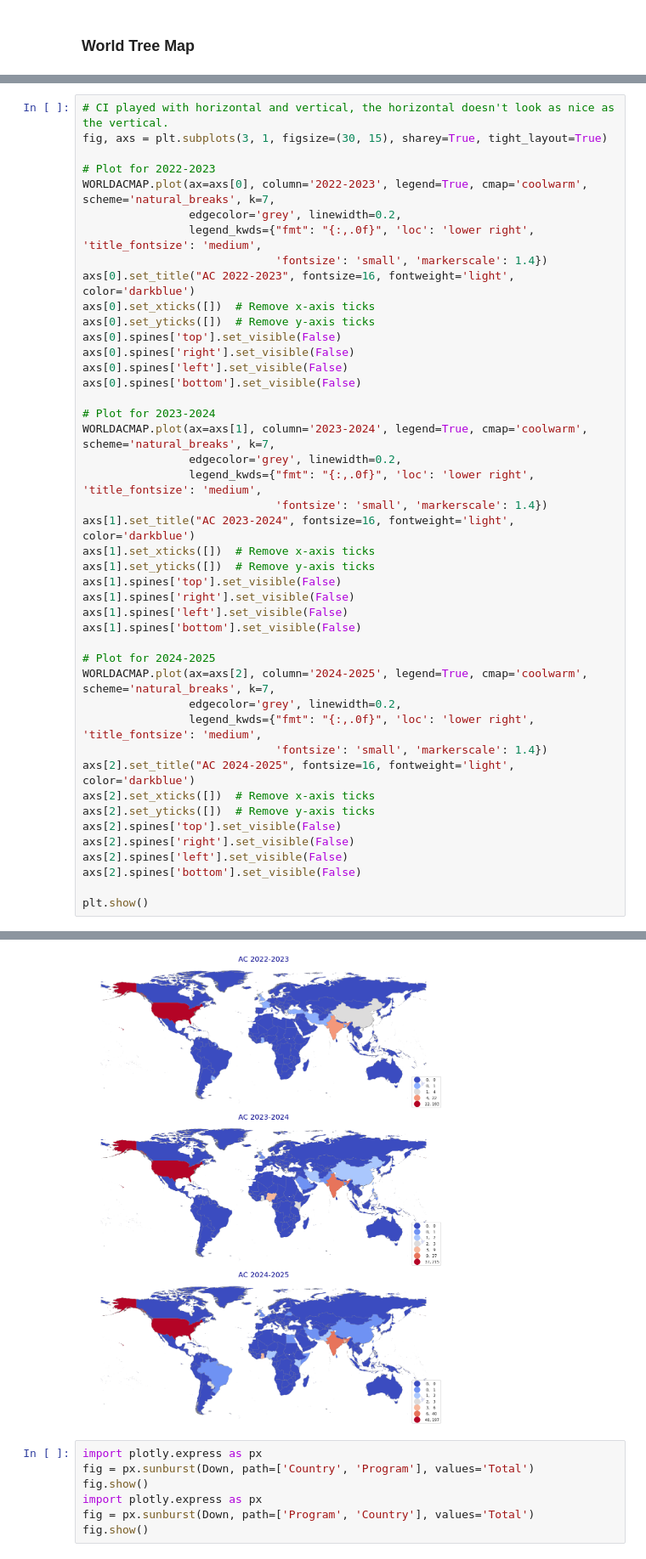
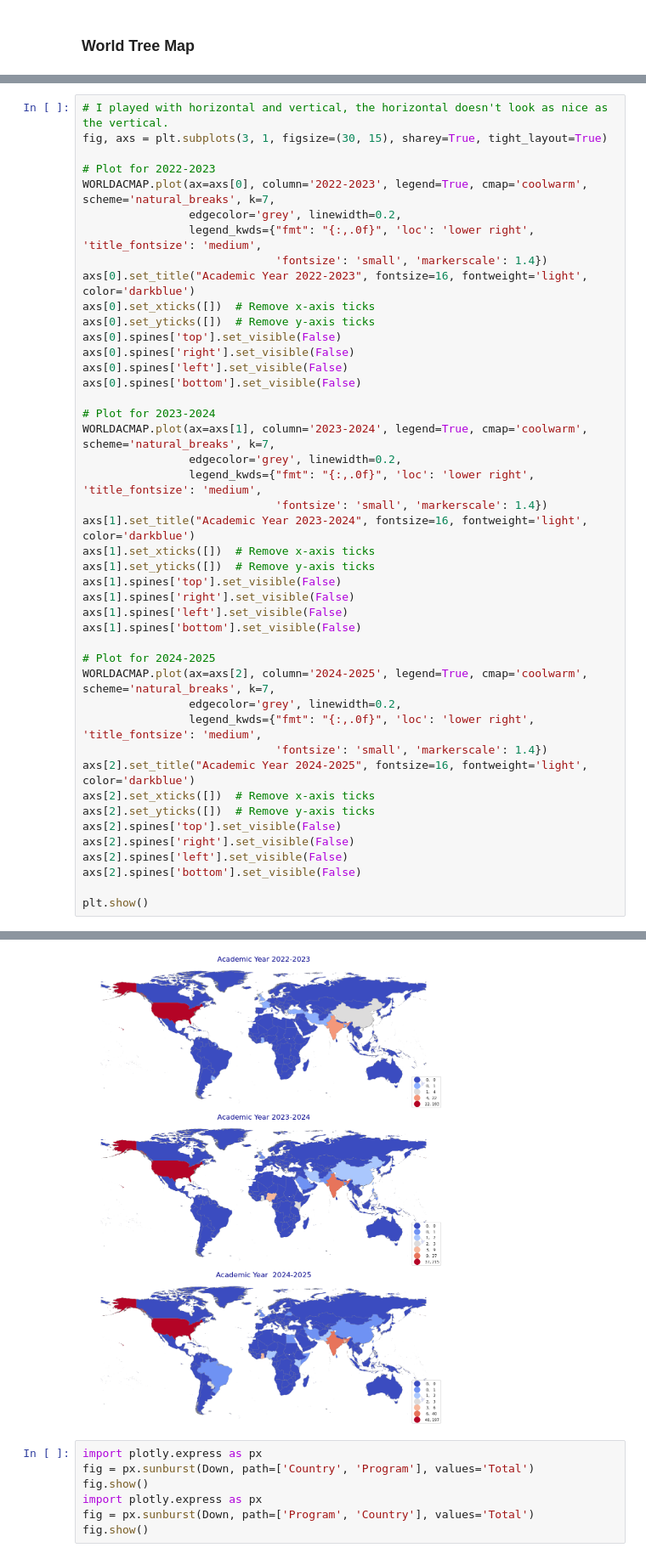
Before and after one commit to ewattudo/gis, a Jupyter notebook: PS2.ipynb, the cells around one changed output, grey strips where cells are left out. Shown at 85% size. Cells and saved outputs as stored; diff of their text form.

```diff
--- a/PS2.ipynb
+++ b/PS2.ipynb
@@ -365,5 +370,5 @@ Text(100, 20, '. 68% of international students\ncome from India')
 # %%
-# CI played with horizontal and vertical, the horizontal doesn't look as nice as the vertical.
+# I played with horizontal and vertical, the horizontal doesn't look as nice as the vertical.
 fig, axs = plt.subplots(3, 1, figsize=(30, 15), sharey=True, tight_layout=True)
 
 # Plot for 2022-2023
@@ -371,7 +376,7 @@ WORLDACMAP.plot(ax=axs[0], column='2022-2023', legend=True, cmap='coolwarm', sch
                 edgecolor='grey', linewidth=0.2,
                 legend_kwds={"fmt": "{:,.0f}", 'loc': 'lower right', 'title_fontsize': 'medium',
                              'fontsize': 'small', 'markerscale': 1.4})
-axs[0].set_title("AC 2022-2023", fontsize=16, fontweight='light', color='darkblue')
+axs[0].set_title("Academic Year 2022-2023", fontsize=16, fontweight='light', color='darkblue')
 axs[0].set_xticks([])  # Remove x-axis ticks
 axs[0].set_yticks([])  # Remove y-axis ticks
 axs[0].spines['top'].set_visible(False)
@@ -384,7 +389,7 @@ WORLDACMAP.plot(ax=axs[1], column='2023-2024', legend=True, cmap='coolwarm', sch
                 edgecolor='grey', linewidth=0.2,
                 legend_kwds={"fmt": "{:,.0f}", 'loc': 'lower right', 'title_fontsize': 'medium',
                              'fontsize': 'small', 'markerscale': 1.4})
-axs[1].set_title("AC 2023-2024", fontsize=16, fontweight='light', color='darkblue')
+axs[1].set_title("Academic Year 2023-2024", fontsize=16, fontweight='light', color='darkblue')
 axs[1].set_xticks([])  # Remove x-axis ticks
 axs[1].set_yticks([])  # Remove y-axis ticks
 axs[1].spines['top'].set_visible(False)
@@ -397,7 +402,7 @@ WORLDACMAP.plot(ax=axs[2], column='2024-2025', legend=True, cmap='coolwarm', sch
                 edgecolor='grey', linewidth=0.2,
                 legend_kwds={"fmt": "{:,.0f}", 'loc': 'lower right', 'title_fontsize': 'medium',
                              'fontsize': 'small', 'markerscale': 1.4})
-axs[2].set_title("AC 2024-2025", fontsize=16, fontweight='light', color='darkblue')
+axs[2].set_title("Academic Year 2024-2025", fontsize=16, fontweight='light', color='darkblue')
 axs[2].set_xticks([])  # Remove x-axis ticks
 axs[2].set_yticks([])  # Remove y-axis ticks
 axs[2].spines['top'].set_visible(False)
@@ -420,6 +425,6 @@ Text(0.5, 1.0, 'AC 2024-2025')
 []
 []
-[figure, old version]
+[figure, new version]
 # %%
 import plotly.express as px
 fig = px.sunburst(Down, path=['Country', 'Program'], values='Total')
```
Also changed, not shown: parts of 3 cells of this notebook.
